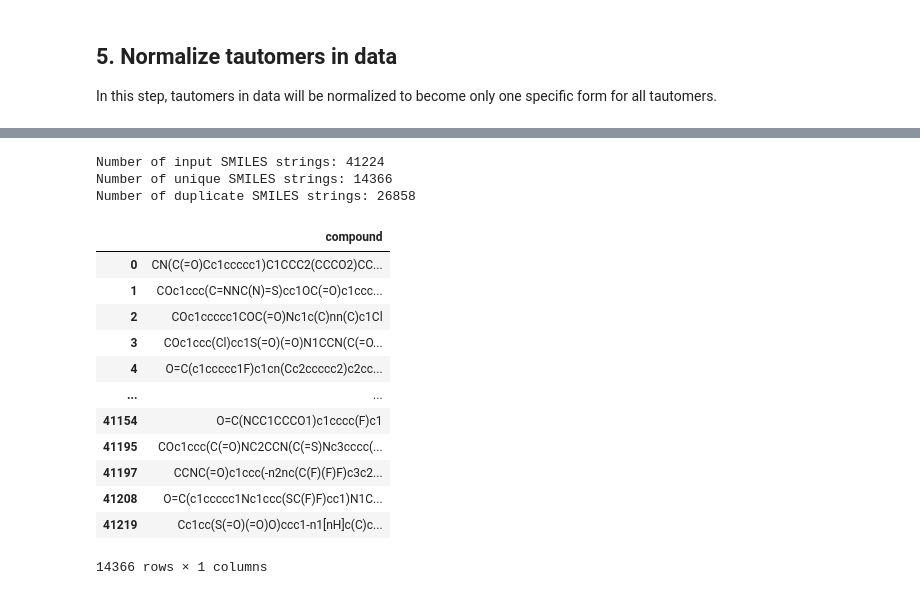
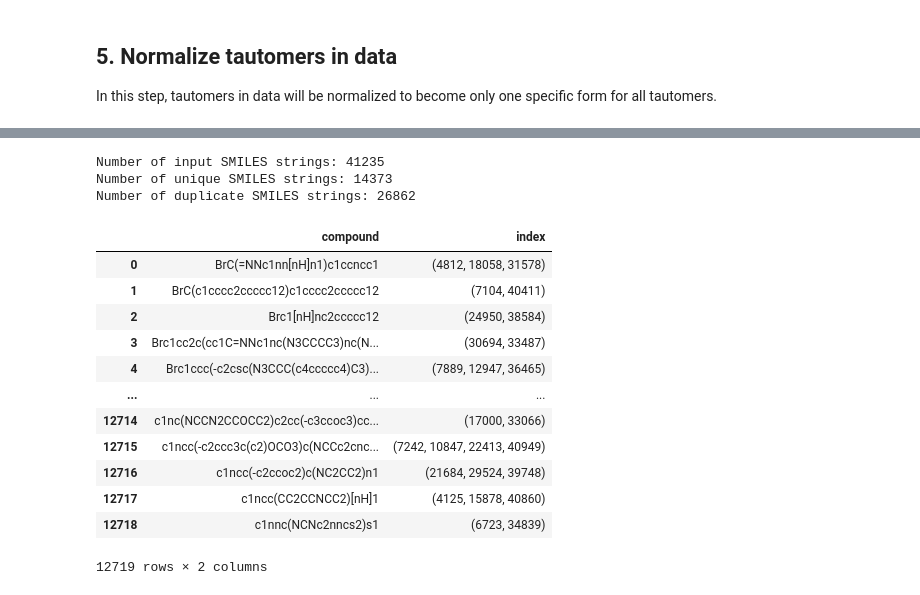
Before and after one commit to biochem-data-sci/mehc-curation, a Jupyter notebook: guideline_test.ipynb, the cells around one changed output, grey strips where cells are left out. Cells and saved outputs as stored; diff of their text form; code cells hidden in the pictures.

```diff
--- a/guideline_test.ipynb
+++ b/guideline_test.ipynb
@@ -262,22 +264,22 @@ Number of SMILES strings before tautomer normalizing: 41235Number of SMILES taut
 | 41234 | C=Cc1c(C(C)=O)c(O)c2c(O)c3c(C(=O)... |
 41235 rows × 1 columns
 # %%
-duplicated_smiles, post_removed_smiles = remove_duplicates_in_dataframe(tautomerized_smiles)
+duplicated_smiles, post_removed_smiles = remove_duplicates_in_dataframe(smiles, report_dir_path=reports_dir_path, get_report_text_file=True)
 duplicated_smiles
 # %% [output]
-Number of input SMILES strings: 41224
-Number of unique SMILES strings: 14366
-Number of duplicate SMILES strings: 26858
+Number of input SMILES strings: 41235
+Number of unique SMILES strings: 14373
+Number of duplicate SMILES strings: 26862
-|  | compound |
-| 0 | CN(C(=O)Cc1ccccc1)C1CCC2(CCCO2)CC... |
-| 1 | COc1ccc(C=NNC(N)=S)cc1OC(=O)c1ccc... |
-| 2 | COc1ccccc1COC(=O)Nc1c(C)nn(C)c1Cl |
-| 3 | COc1ccc(Cl)cc1S(=O)(=O)N1CCN(C(=O... |
-| 4 | O=C(c1ccccc1F)c1cn(Cc2ccccc2)c2cc... |
-| ... | ... |
-| 41154 | O=C(NCC1CCCO1)c1cccc(F)c1 |
-| 41195 | COc1ccc(C(=O)NC2CCN(C(=S)Nc3cccc(... |
-| 41197 | CCNC(=O)c1ccc(-n2nc(C(F)(F)F)c3c2... |
-| 41208 | O=C(c1ccccc1Nc1ccc(SC(F)F)cc1)N1C... |
-| 41219 | Cc1cc(S(=O)(=O)O)ccc1-n1[nH]c(C)c... |
+|  | compound | index |
+| 0 | BrC(=NNc1nn[nH]n1)c1ccncc1 | (4812, 18058, 31578) |
+| 1 | BrC(c1cccc2ccccc12)c1cccc2ccccc12 | (7104, 40411) |
+| 2 | Brc1[nH]nc2ccccc12 | (24950, 38584) |
+| 3 | Brc1cc2c(cc1C=NNc1nc(N3CCCC3)nc(N... | (30694, 33487) |
+| 4 | Brc1ccc(-c2csc(N3CCC(c4ccccc4)C3)... | (7889, 12947, 36465) |
+| ... | ... | ... |
+| 12714 | c1nc(NCCN2CCOCC2)c2cc(-c3ccoc3)cc... | (17000, 33066) |
+| 12715 | c1ncc(-c2ccc3c(c2)OCO3)c(NCCc2cnc... | (7242, 10847, 22413, 40949) |
+| 12716 | c1ncc(-c2ccoc2)c(NC2CC2)n1 | (21684, 29524, 39748) |
+| 12717 | c1ncc(CC2CCNCC2)[nH]1 | (4125, 15878, 40860) |
+| 12718 | c1nnc(NCNc2nncs2)s1 | (6723, 34839) |
-14366 rows × 1 columns
+12719 rows × 2 columns
```
Also changed, not shown: parts of 3 cells of this notebook, 3 other files.
